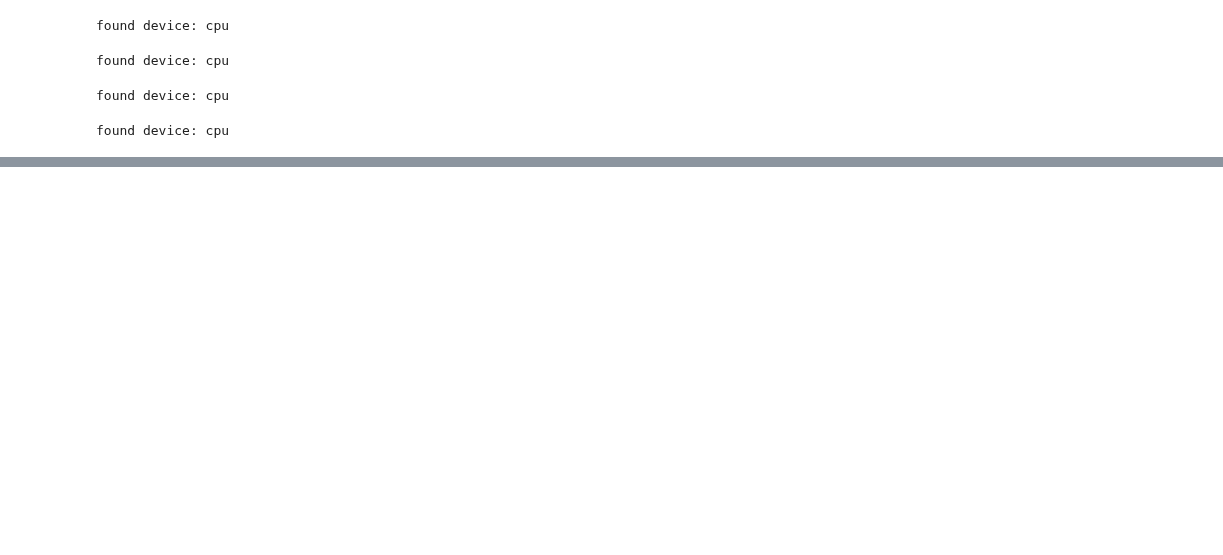
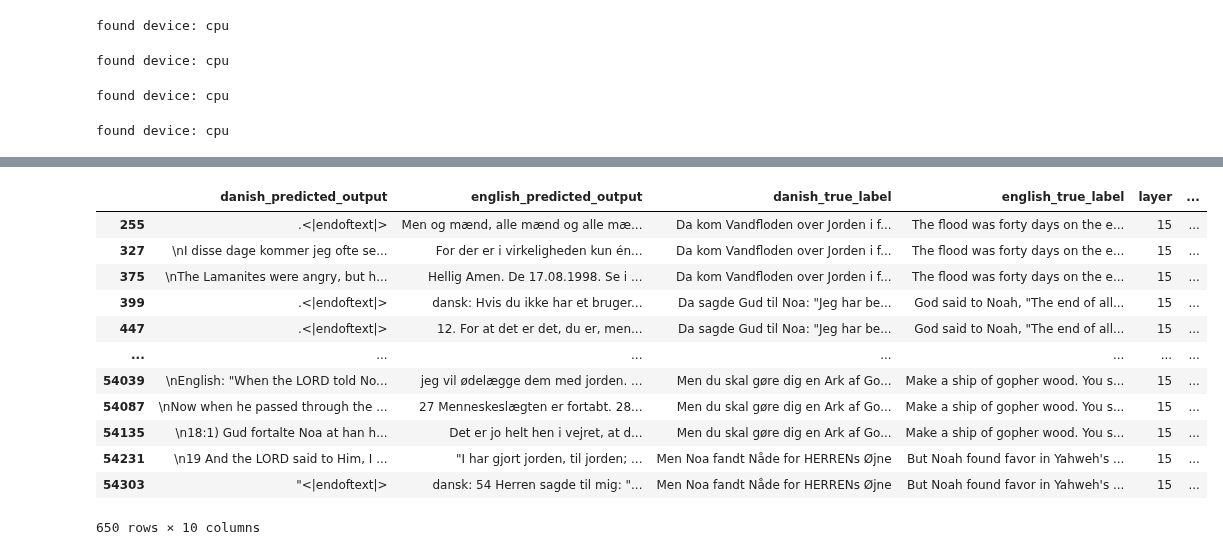
Before and after one commit to MartinKirkegaardDK/KDS_MI, a Jupyter notebook: marki.ipynb, the cells around one changed output, grey strips where cells are left out. Saved outputs shown, nothing was run; the diff lists cells and outputs as text; code cells hidden in the pictures; blank space fills up the shorter version.

```diff
--- a/marki.ipynb
+++ b/marki.ipynb
@@ -69,0 +35,16 @@ plt.hist(neuron_contributions[(3,"attention-post")])
+# %%
+df[df.danish_prompt_score < 0.6]
+# %% [output]
+|  | danish_predicted_output | english_predicted_output | danish_true_label | english_true_label | layer | ... |
+| 255 | .<|endoftext|> | Men og mænd, alle mænd og alle mæ... | Da kom Vandfloden over Jorden i f... | The flood was forty days on the e... | 15 | ... |
+| 327 | \nI disse dage kommer jeg ofte se... | For der er i virkeligheden kun én... | Da kom Vandfloden over Jorden i f... | The flood was forty days on the e... | 15 | ... |
+| 375 | \nThe Lamanites were angry, but h... | Hellig Amen. De 17.08.1998. Se i ... | Da kom Vandfloden over Jorden i f... | The flood was forty days on the e... | 15 | ... |
+| 399 | .<|endoftext|> | dansk: Hvis du ikke har et bruger... | Da sagde Gud til Noa: "Jeg har be... | God said to Noah, "The end of all... | 15 | ... |
+| 447 | .<|endoftext|> | 12. For at det er det, du er, men... | Da sagde Gud til Noa: "Jeg har be... | God said to Noah, "The end of all... | 15 | ... |
+| ... | ... | ... | ... | ... | ... | ... |
+| 54039 | \nEnglish: "When the LORD told No... | jeg vil ødelægge dem med jorden. ... | Men du skal gøre dig en Ark af Go... | Make a ship of gopher wood. You s... | 15 | ... |
+| 54087 | \nNow when he passed through the ... | 27 Menneskeslægten er fortabt. 28... | Men du skal gøre dig en Ark af Go... | Make a ship of gopher wood. You s... | 15 | ... |
+| 54135 | \n18:1) Gud fortalte Noa at han h... | Det er jo helt hen i vejret, at d... | Men du skal gøre dig en Ark af Go... | Make a ship of gopher wood. You s... | 15 | ... |
+| 54231 | \n19 And the LORD said to Him, I ... | "I har gjort jorden, til jorden; ... | Men Noa fandt Nåde for HERRENs Øjne | But Noah found favor in Yahweh's ... | 15 | ... |
+| 54303 | "<|endoftext|> | dansk: 54 Herren sagde til mig: "... | Men Noa fandt Nåde for HERRENs Øjne | But Noah found favor in Yahweh's ... | 15 | ... |
+650 rows × 10 columns
```
Also changed, not shown: parts of 19 cells of this notebook, 9 other files.
